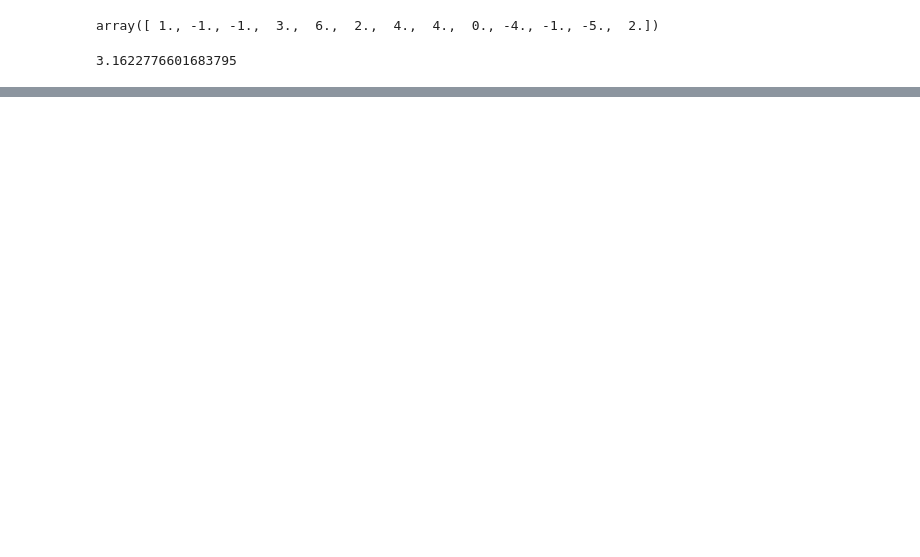
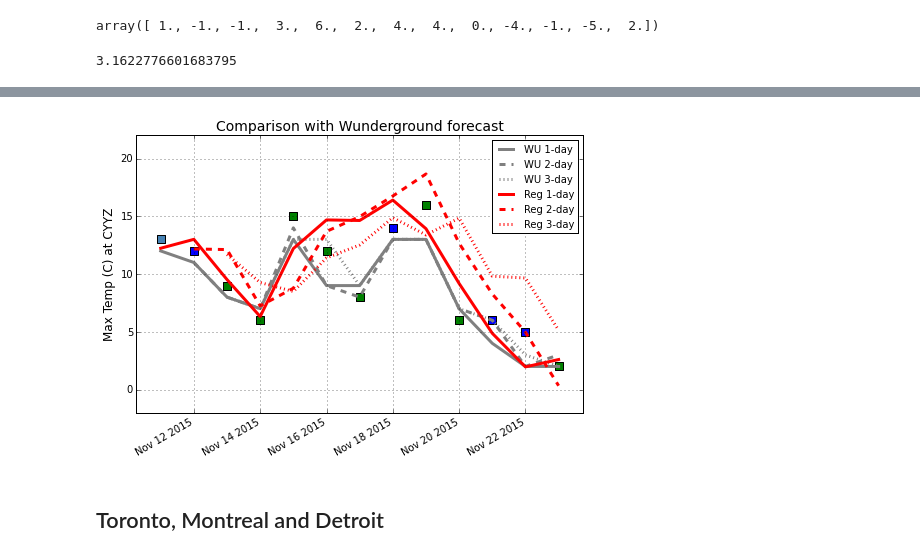
Before and after one commit to majorgowan/wpwp, a Jupyter notebook: Notebooks/wU_November2015.ipynb, the cells around one changed output, grey strips where cells are left out. Cells and saved outputs as stored; diff of their text form; code cells hidden in the pictures; blank space fills up the shorter version.

```diff
--- a/Notebooks/wU_November2015.ipynb
+++ b/Notebooks/wU_November2015.ipynb
@@ -100,0 +273,7 @@ np.sqrt(mean((yul - cyul_Tmax[1:])**2))
+# %%
+# build lag2 model
+featureData, target, modelParams = ClustReg.pcaClusterModel(stations,'2005-01-01','2010-12-31',\
+                                                            features, clusterVars=clusterVars, nclusters=nclusters, ncomp=ncomp, \
+                                                            targetVar='TempMax',lag=2,order=0,verbose=False)
+date_list2, pred2, target2, \
+     pred_featureData, pred_classes2, modelPerf = ClustReg.pcaClusterPredict(modelParams,'2015-11-10','2015-11-23',actual=True)
@@ -100,0 +325,32 @@ np.sqrt(mean((yul - cyul_Tmax[1:])**2))
+# %%
+import matplotlib.pyplot as plt
+
+fig = plt.figure(figsize=(8.0,5.5))
+
+ax = plt.subplot(111)
+plt.plot(date[1:],cyyz[1][:-1],color='gray',linewidth=3,linestyle='-')
+plt.plot(date[2:],cyyz[3][:-2],color='gray',linewidth=3,linestyle='--')
+plt.plot(date[3:],cyyz[5][:-3],color='gray',linewidth=3,linestyle=':')
+
+plt.plot(date_list, pred1,color='red',linewidth=3,linestyle='-')
+plt.plot(date_list2, pred2, color='red',linewidth=3,linestyle='--')
+plt.plot(date_list3, pred3, color='red',linewidth=3,linestyle=':')
+
+colors = ['blue','red','green','steelblue','salmon','honeydew']
+for icl in range(nclusters):
+     dl = [t for i,t in enumerate(date_list) if pred_classes[i]==icl]
+     cl = [t for i,t in enumerate(target) if pred_classes[i]==icl]
+     plt.scatter(dl, cl, color=colors[icl],alpha=1,marker='s',s=80,edgecolor='black')
+
+plt.legend(['WU 1-day','WU 2-day','WU 3-day','Reg 1-day','Reg 2-day','Reg 3-day'],\
+           fontsize=10)
+ax.grid()
+ax.set_ylabel('Max Temp (C) at CYYZ',size=12)
+ax.set_ylim([-2,22])
+ax.set_title('Comparison with Wunderground forecast',size=14)
+fig.autofmt_xdate()
+plt.show()
+# %% [output]
+[figure, added]
+# %% [markdown]
+## Toronto, Montreal and Detroit
```
Also changed, not shown: parts of 24 cells of this notebook, 3 other files.
